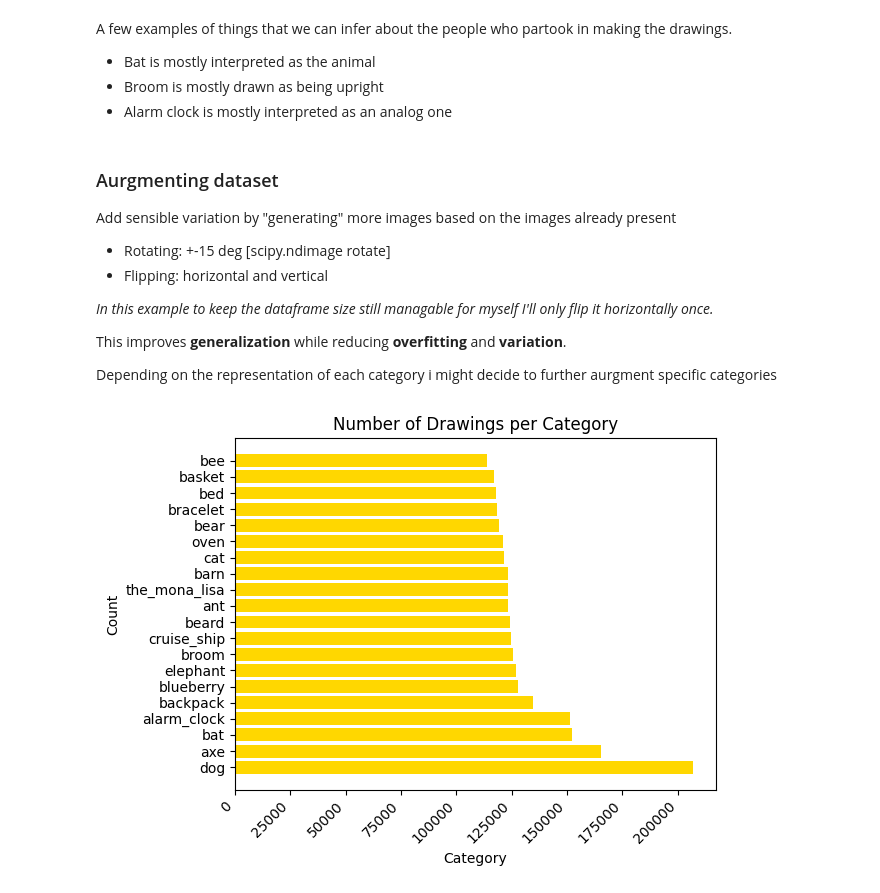
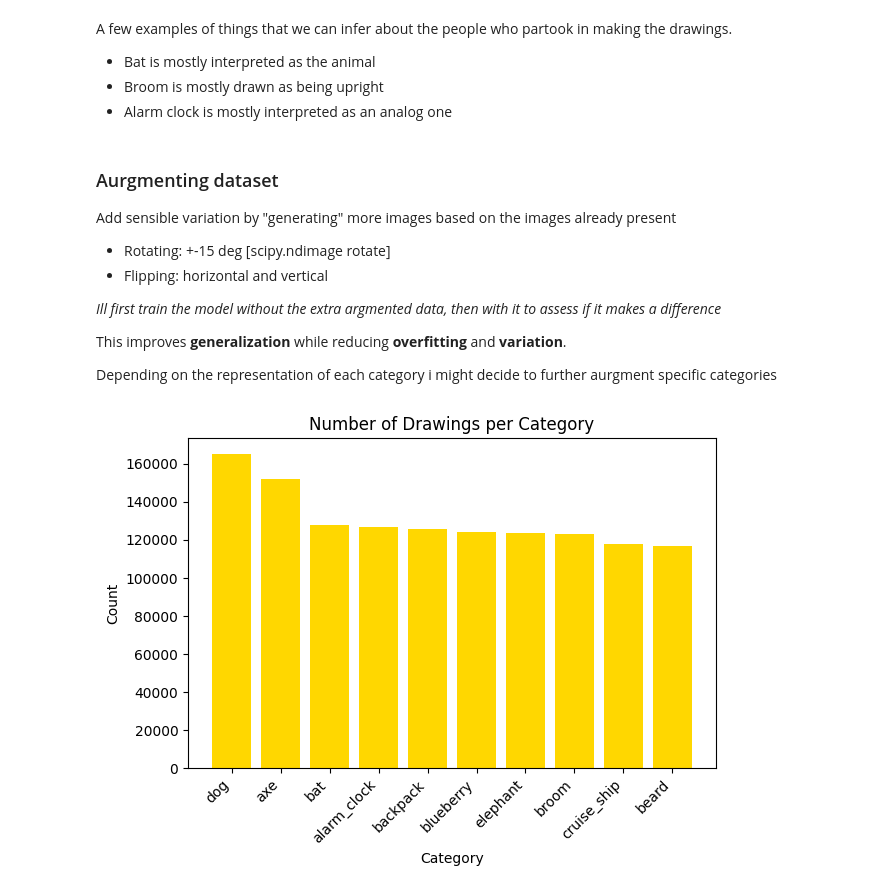
Before and after one commit to SafoanMiah/quick-draw-neural-net, a Jupyter notebook: main.ipynb, the cells around one changed output. Saved outputs shown, nothing was run; the diff lists cells and outputs as text; code cells hidden in the pictures.

```diff
--- a/main.ipynb
+++ b/main.ipynb
@@ -45,9 +54,9 @@ IMAGES_DIR = "numpy_bitmap/"
 #     os.rename(IMAGES_DIR + filename, IMAGES_DIR + filename.replace(" ", "_").lower())
 
 cat_a = os.listdir(IMAGES_DIR)
-print(f'Total categories: {len(cat_a)} \nAll categories: {cat_a}')
+print(f'Total categories: {len(cat_a)}')
 
-cat_s = cat_a[12:32]
+cat_s = cat_a[12:22]
 print(f'Sample categories: {cat_s}')
 # %% [output]
 Total categories: 345
@@ -171,18 +179,18 @@ Add sensible variation by "generating" more images based on the images already p
 * Rotating: +-15 deg [scipy.ndimage rotate]
 * Flipping: horizontal and vertical
 
-*In this example to keep the dataframe size still managable for myself I'll only flip it horizontally once.*
+*Ill first  train the model without the extra argmented data, then with it to assess if it makes a difference*
 
 This improves **generalization** while reducing **overfitting** and **variation**.
 
 Depending on the representation of each category i might decide to further aurgment specific categories
 # %%
-plt.barh(bmap['y'].unique(), bmap['y'].value_counts(), color='gold')
+plt.bar(bmap['y'].unique(), bmap['y'].value_counts(), color='gold')
 plt.xlabel('Category')
 plt.ylabel('Count')
 plt.title('Number of Drawings per Category')
 plt.xticks(rotation=45, ha='right')
 plt.tight_layout()
 plt.show()
 # %% [output]
-[figure, old version]
+[figure, new version]
```
Also changed, not shown: parts of 21 cells of this notebook, 2 other files.
